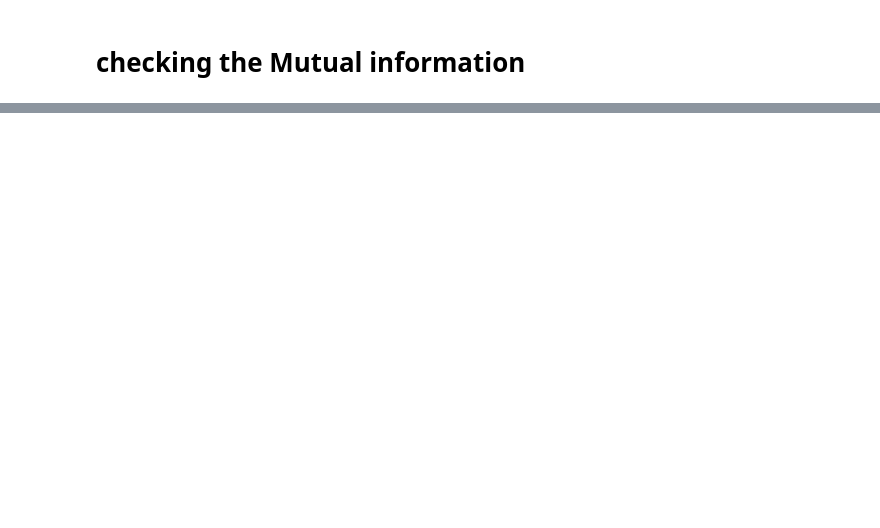
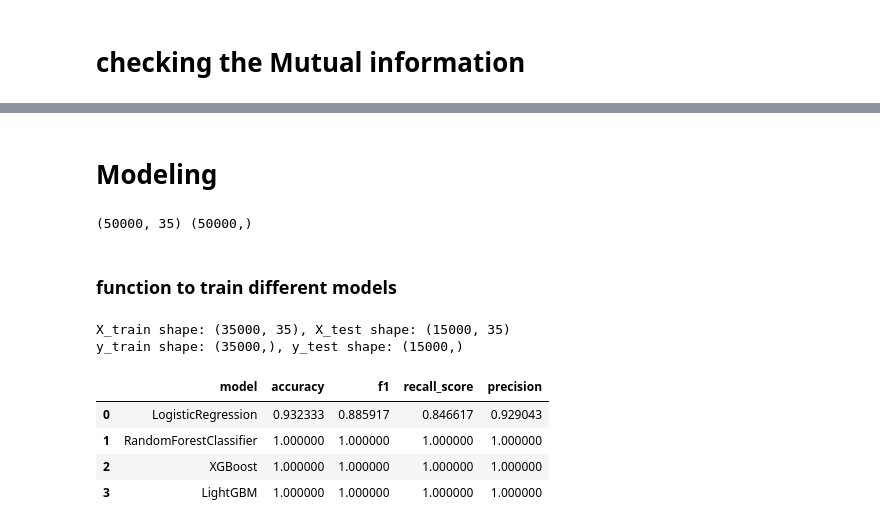
Before and after one commit to yanicodeverse/AIDS_Virus_Infection_Prediction, a Jupyter notebook: AIDS.ipynb, the cells around one changed output, grey strips where cells are left out. Drawn from its saved outputs; the diff is of its cells as text; code cells hidden in the pictures; blank space fills up the shorter version.

Commit message:
Modeling

```diff
--- a/AIDS.ipynb
+++ b/AIDS.ipynb
@@ -525,0 +587,61 @@ mi_df
+# %% [markdown]
+# Modeling
+# %%
+del_cols = ['age', 'day', 'hhd_interaction', 'homo_drugs_interaction', 'hemo_homo_interaction', 'infected']
+# %%
+X = df.drop(columns=del_cols, axis=1)
+y = df['infected']
+# %%
+print(X.shape, y.shape)
+# %% [output]
+(50000, 35) (50000,)
+# %% [markdown]
+### function to train different models
+# %%
+# dictionary of models
+
+models_dict = {
+    'LogisticRegression': LogisticRegression(),
+    'RandomForestClassifier': RandomForestClassifier(),
+    'XGBoost': XGBClassifier(),
+    'LightGBM': LGBMClassifier()
+}
+
+def train_models(data_X,data_y,models):
+    model_performance = []
+
+    # splitting the data
+    X_train, X_test, y_train, y_test = train_test_split(data_X, data_y, test_size=0.3, random_state=20)
+
+    for model_name, model in models.items():
+        model.fit(X_train,y_train)
+        y_test_pred = model.predict(X_test)
+        r_score = recall_score(y_test, y_test_pred)
+        acc_score = accuracy_score(y_test,y_test_pred)
+        f1 = f1_score(y_test,y_test_pred)
+        precision = precision_score(y_test, y_test_pred)
+
+        model_performance.append({
+            'model': model_name,
+            'accuracy': acc_score,
+            'f1': f1,
+            'recall_score': r_score,
+            'precision': precision
+        })
+
+    print(f"X_train shape: {X_train.shape}, X_test shape: {X_test.shape}")
+    print(f"y_train shape: {y_train.shape}, y_test shape: {y_test.shape}")
+
+    performance = pd.DataFrame(model_performance)
+
+    return performance
+# %%
+train_models(X,y, models_dict)
+# %% [output]
+X_train shape: (35000, 35), X_test shape: (15000, 35)
+y_train shape: (35000,), y_test shape: (15000,)
+|  | model | accuracy | f1 | recall_score | precision |
+| 0 | LogisticRegression | 0.932333 | 0.885917 | 0.846617 | 0.929043 |
+| 1 | RandomForestClassifier | 1.000000 | 1.000000 | 1.000000 | 1.000000 |
+| 2 | XGBoost | 1.000000 | 1.000000 | 1.000000 | 1.000000 |
+| 3 | LightGBM | 1.000000 | 1.000000 | 1.000000 | 1.000000 |
```
Also changed, not shown: parts of 9 cells of this notebook.
